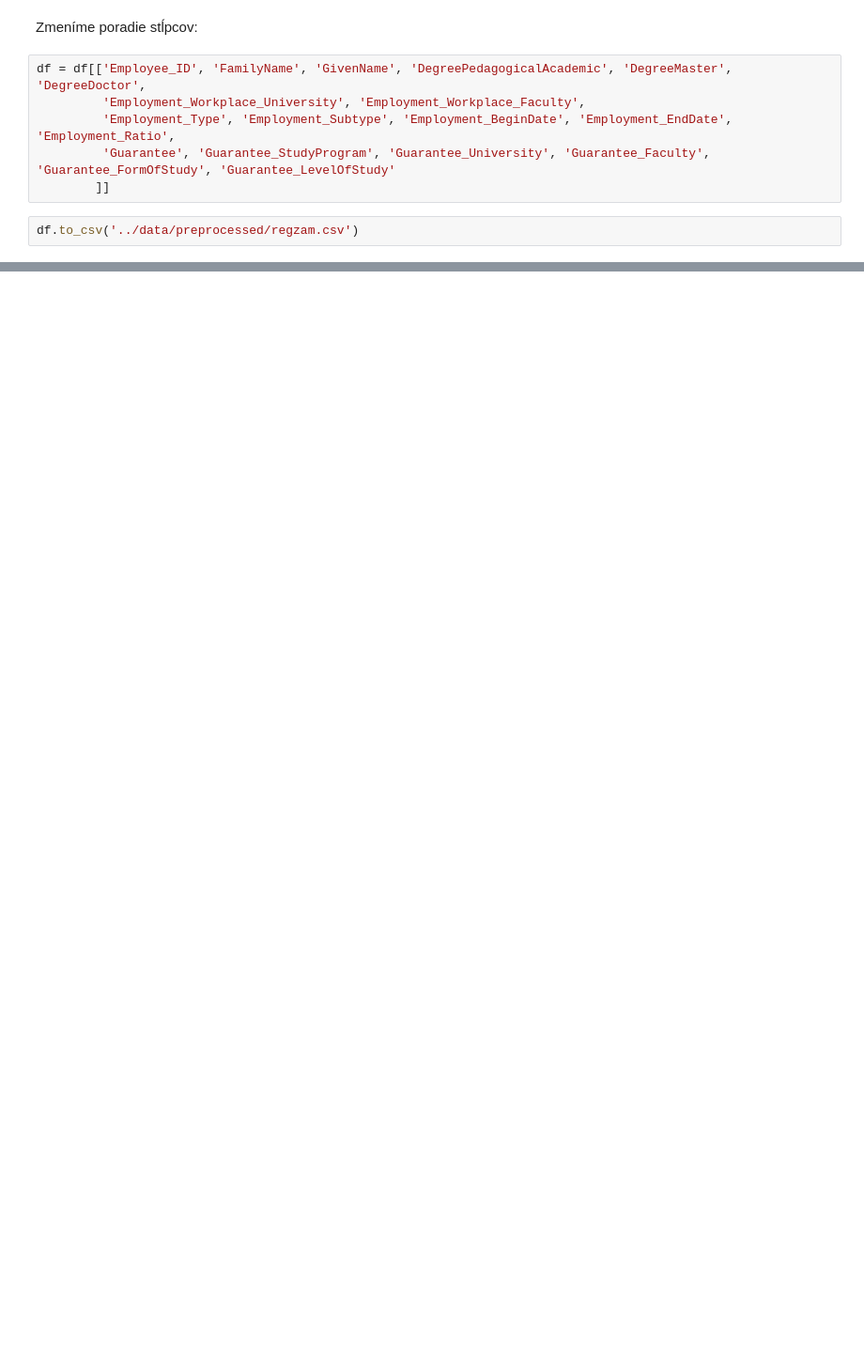
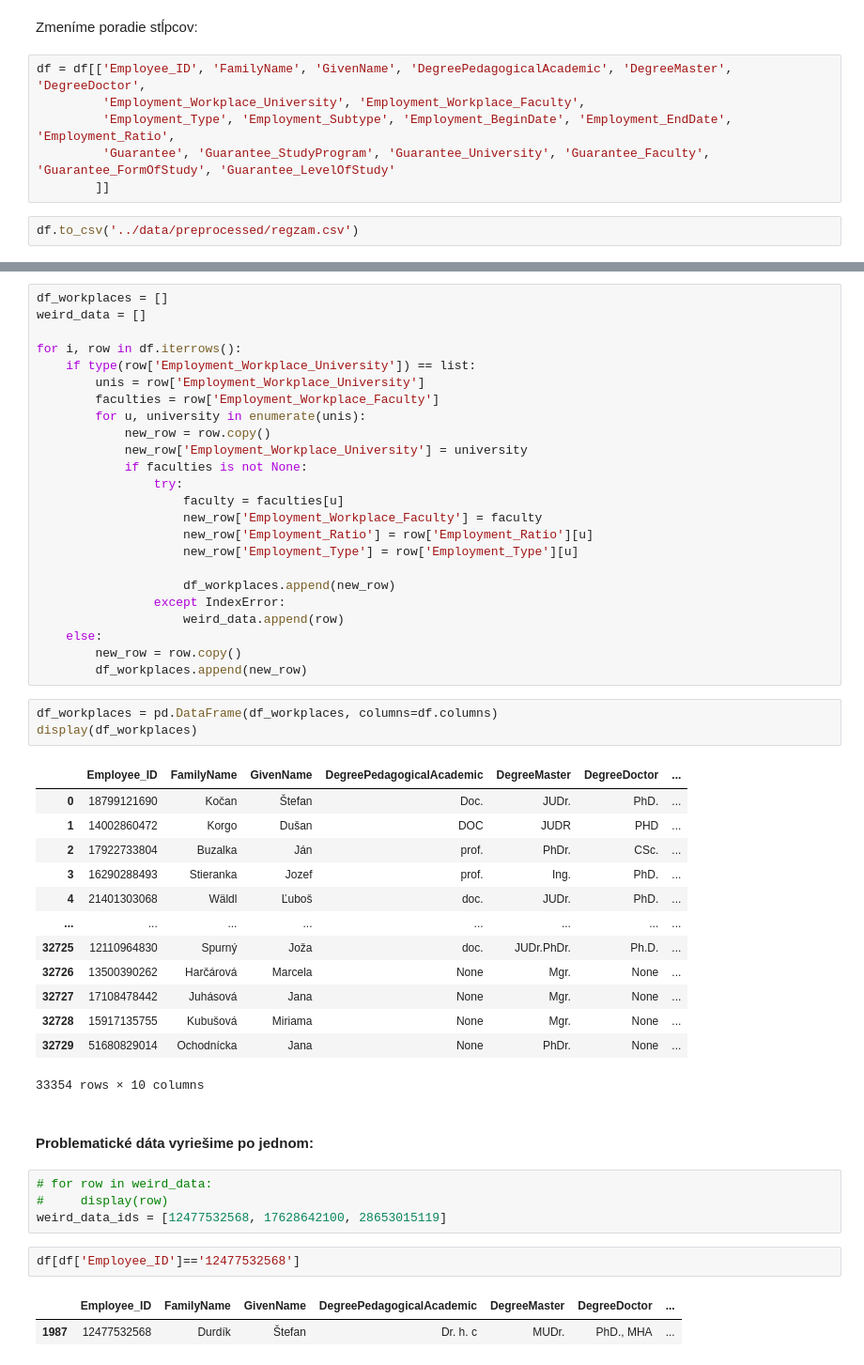
Before and after one commit to hudo16-38/pridav-project, a Jupyter notebook: preprocessing/data_preprocessing_regzam.ipynb, the cells around one changed output, grey strips where cells are left out. Shown at 94% size. Saved outputs shown, nothing was run; the diff lists cells and outputs as text; blank space fills up the shorter version.

```diff
--- a/preprocessing/data_preprocessing_regzam.ipynb
+++ b/preprocessing/data_preprocessing_regzam.ipynb
@@ -163,0 +192,52 @@ df.to_csv('../data/preprocessed/regzam.csv')
+# %%
+df_workplaces = []
+weird_data = []
+
+for i, row in df.iterrows():
+    if type(row['Employment_Workplace_University']) == list:
+        unis = row['Employment_Workplace_University']
+        faculties = row['Employment_Workplace_Faculty']
+        for u, university in enumerate(unis):
+            new_row = row.copy()
+            new_row['Employment_Workplace_University'] = university
+            if faculties is not None:
+                try:
+                    faculty = faculties[u]
+                    new_row['Employment_Workplace_Faculty'] = faculty
+                    new_row['Employment_Ratio'] = row['Employment_Ratio'][u]
+                    new_row['Employment_Type'] = row['Employment_Type'][u]
+
+                    df_workplaces.append(new_row)
+                except IndexError:
+                    weird_data.append(row)
+    else:
+        new_row = row.copy()
+        df_workplaces.append(new_row)
+# %%
+df_workplaces = pd.DataFrame(df_workplaces, columns=df.columns)
+display(df_workplaces)
+# %% [output]
+|  | Employee_ID | FamilyName | GivenName | DegreePedagogicalAcademic | DegreeMaster | DegreeDoctor | ... |
+| 0 | 18799121690 | Kočan | Štefan | Doc. | JUDr. | PhD. | ... |
+| 1 | 14002860472 | Korgo | Dušan | DOC | JUDR | PHD | ... |
+| 2 | 17922733804 | Buzalka | Ján | prof. | PhDr. | CSc. | ... |
+| 3 | 16290288493 | Stieranka | Jozef | prof. | Ing. | PhD. | ... |
+| 4 | 21401303068 | Wäldl | Ľuboš | doc. | JUDr. | PhD. | ... |
+| ... | ... | ... | ... | ... | ... | ... | ... |
+| 32725 | 12110964830 | Spurný | Joža | doc. | JUDr.PhDr. | Ph.D. | ... |
+| 32726 | 13500390262 | Harčárová | Marcela | None | Mgr. | None | ... |
+| 32727 | 17108478442 | Juhásová | Jana | None | Mgr. | None | ... |
+| 32728 | 15917135755 | Kubušová | Miriama | None | Mgr. | None | ... |
+| 32729 | 51680829014 | Ochodnícka | Jana | None | PhDr. | None | ... |
+33354 rows × 10 columns
+# %% [markdown]
+#### Problematické dáta vyriešime po jednom:
+# %%
+# for row in weird_data:
+#     display(row)
+weird_data_ids = [12477532568, 17628642100, 28653015119]
+# %%
+df[df['Employee_ID']=='12477532568']
+# %% [output]
+|  | Employee_ID | FamilyName | GivenName | DegreePedagogicalAcademic | DegreeMaster | DegreeDoctor | ... |
+| 1987 | 12477532568 | Durdík | Štefan | Dr. h. c | MUDr. | PhD., MHA | ... |
```
Also changed, not shown: parts of 11 cells of this notebook.
